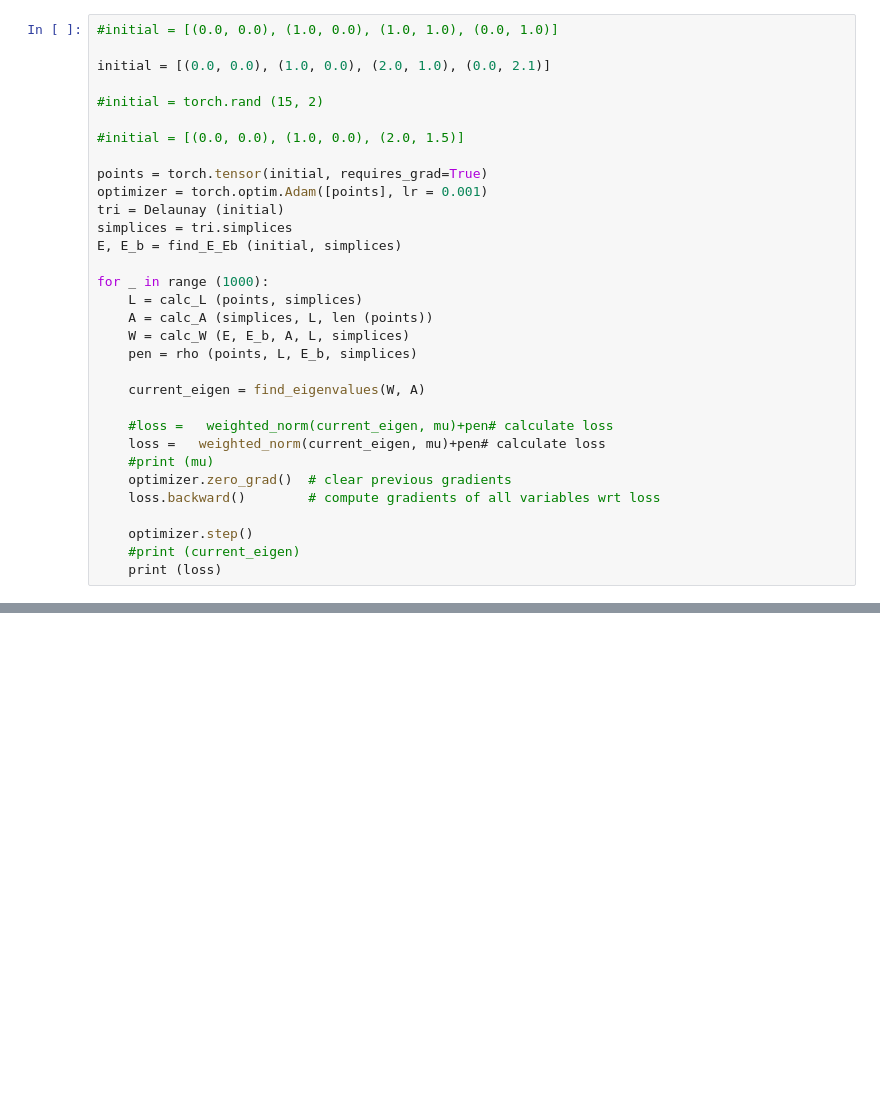
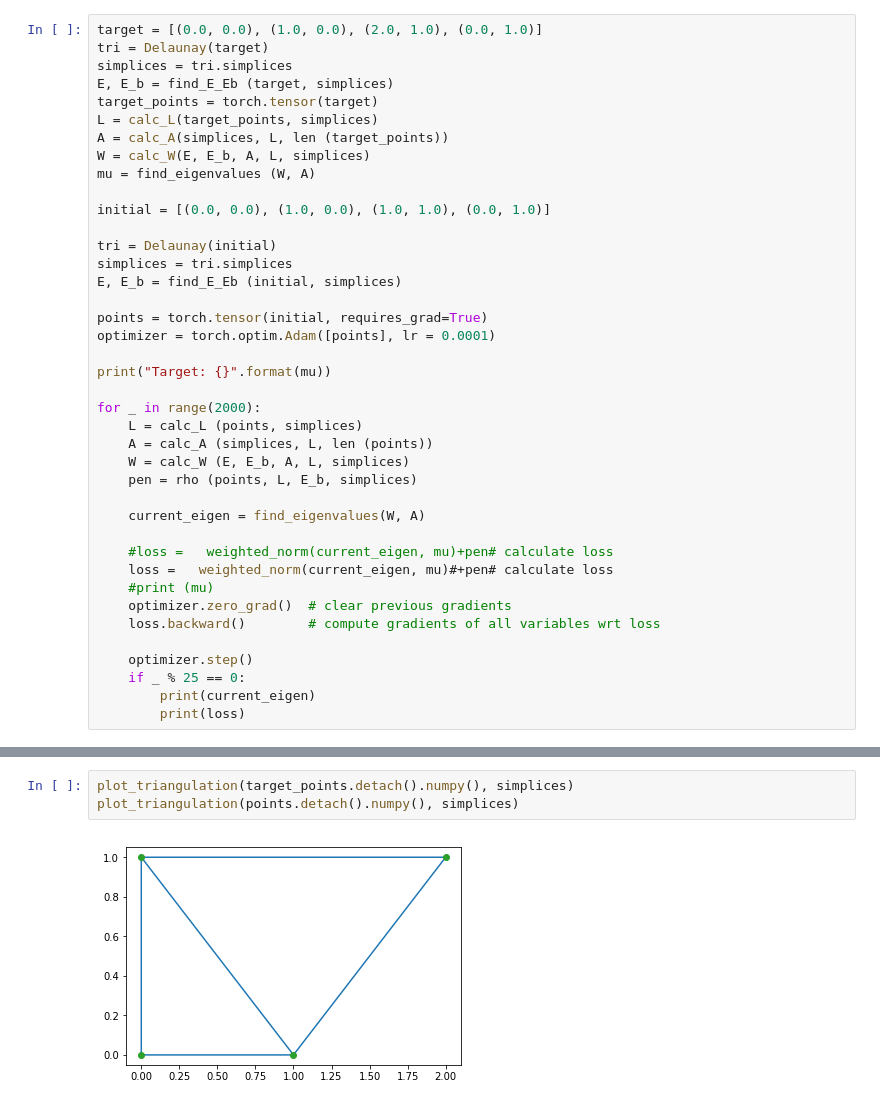
Before and after one commit to kefir8888/ml_project, a Jupyter notebook: project_ml2.ipynb, the cells around one changed output, grey strips where cells are left out. Drawn from its saved outputs; the diff is of its cells as text; blank space fills up the shorter version.

```diff
--- a/project_ml2.ipynb
+++ b/project_ml2.ipynb
@@ -350,19 +320,26 @@ RuntimeError: _th_getri_single is not implemented for type torch.LongTensor
 # %%
-#initial = [(0.0, 0.0), (1.0, 0.0), (1.0, 1.0), (0.0, 1.0)]
+target = [(0.0, 0.0), (1.0, 0.0), (2.0, 1.0), (0.0, 1.0)]
+tri = Delaunay(target)
+simplices = tri.simplices
+E, E_b = find_E_Eb (target, simplices)
+target_points = torch.tensor(target)
+L = calc_L(target_points, simplices)
+A = calc_A(simplices, L, len (target_points))
+W = calc_W(E, E_b, A, L, simplices)
+mu = find_eigenvalues (W, A)
 
-initial = [(0.0, 0.0), (1.0, 0.0), (2.0, 1.0), (0.0, 2.1)]
+initial = [(0.0, 0.0), (1.0, 0.0), (1.0, 1.0), (0.0, 1.0)]
 
-#initial = torch.rand (15, 2)
-
-#initial = [(0.0, 0.0), (1.0, 0.0), (2.0, 1.5)]
-
-points = torch.tensor(initial, requires_grad=True)
-optimizer = torch.optim.Adam([points], lr = 0.001)
-tri = Delaunay (initial)
+tri = Delaunay(initial)
 simplices = tri.simplices
 E, E_b = find_E_Eb (initial, simplices)
 
-for _ in range (1000):
+points = torch.tensor(initial, requires_grad=True)
+optimizer = torch.optim.Adam([points], lr = 0.0001)
+
+print("Target: {}".format(mu))
+
+for _ in range(2000):
     L = calc_L (points, simplices)
     A = calc_A (simplices, L, len (points))
     W = calc_W (E, E_b, A, L, simplices)
@@ -371,12 +348,13 @@ for _ in range (1000):
     current_eigen = find_eigenvalues(W, A)
 
     #loss =   weighted_norm(current_eigen, mu)+pen# calculate loss
-    loss =   weighted_norm(current_eigen, mu)+pen# calculate loss
+    loss =   weighted_norm(current_eigen, mu)#+pen# calculate loss
     #print (mu)
     optimizer.zero_grad()  # clear previous gradients
     loss.backward()        # compute gradients of all variables wrt loss
 
     optimizer.step()
-    #print (current_eigen)
-    print (loss)
+    if _ % 25 == 0:
+        print(current_eigen)
+        print(loss)
 # %% [output]
@@ -453,0 +395,5 @@ plot_mesh (rand_mesh)
+# %%
+plot_triangulation(target_points.detach().numpy(), simplices)
+plot_triangulation(points.detach().numpy(), simplices)
+# %% [output]
+[figure, added]
```
Also changed, not shown: parts of 18 cells of this notebook.
